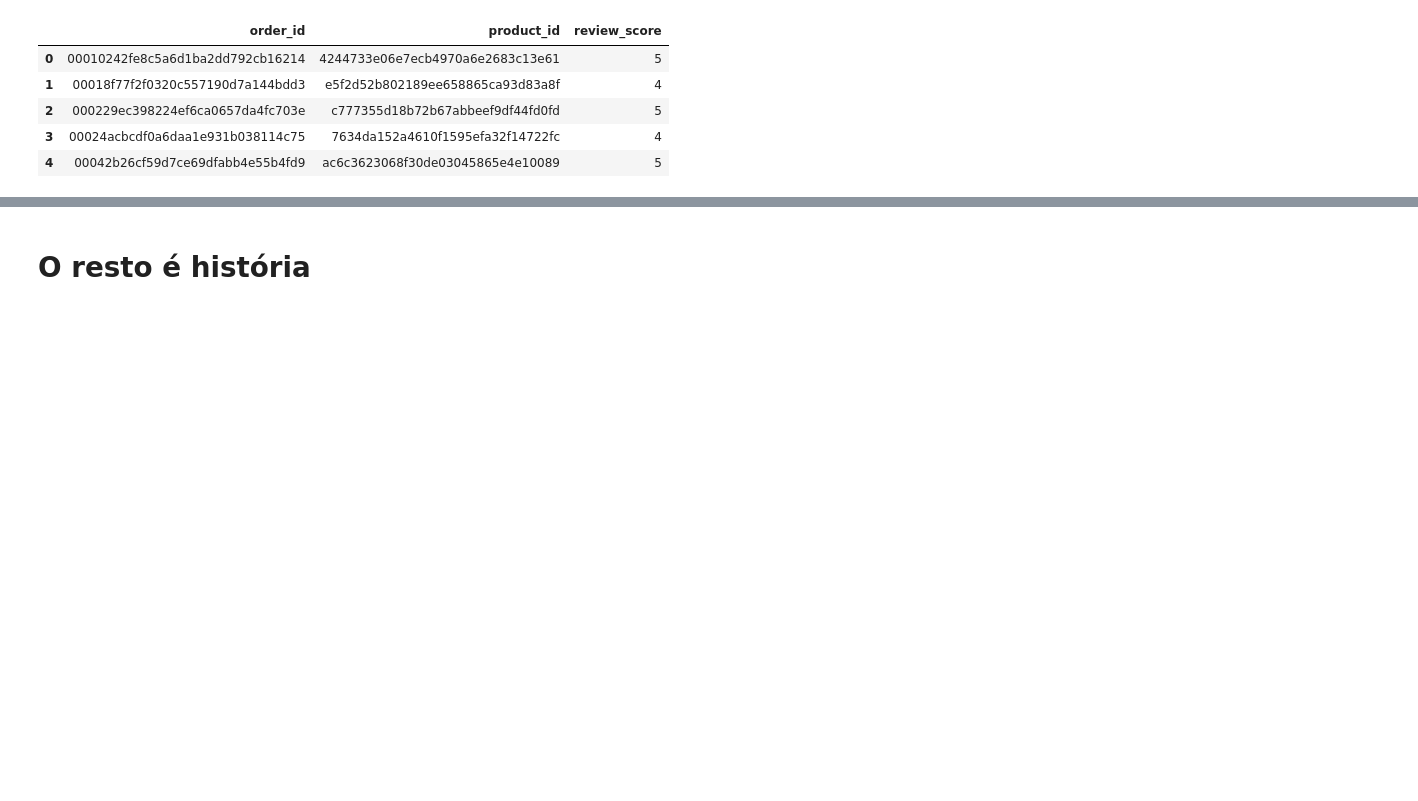
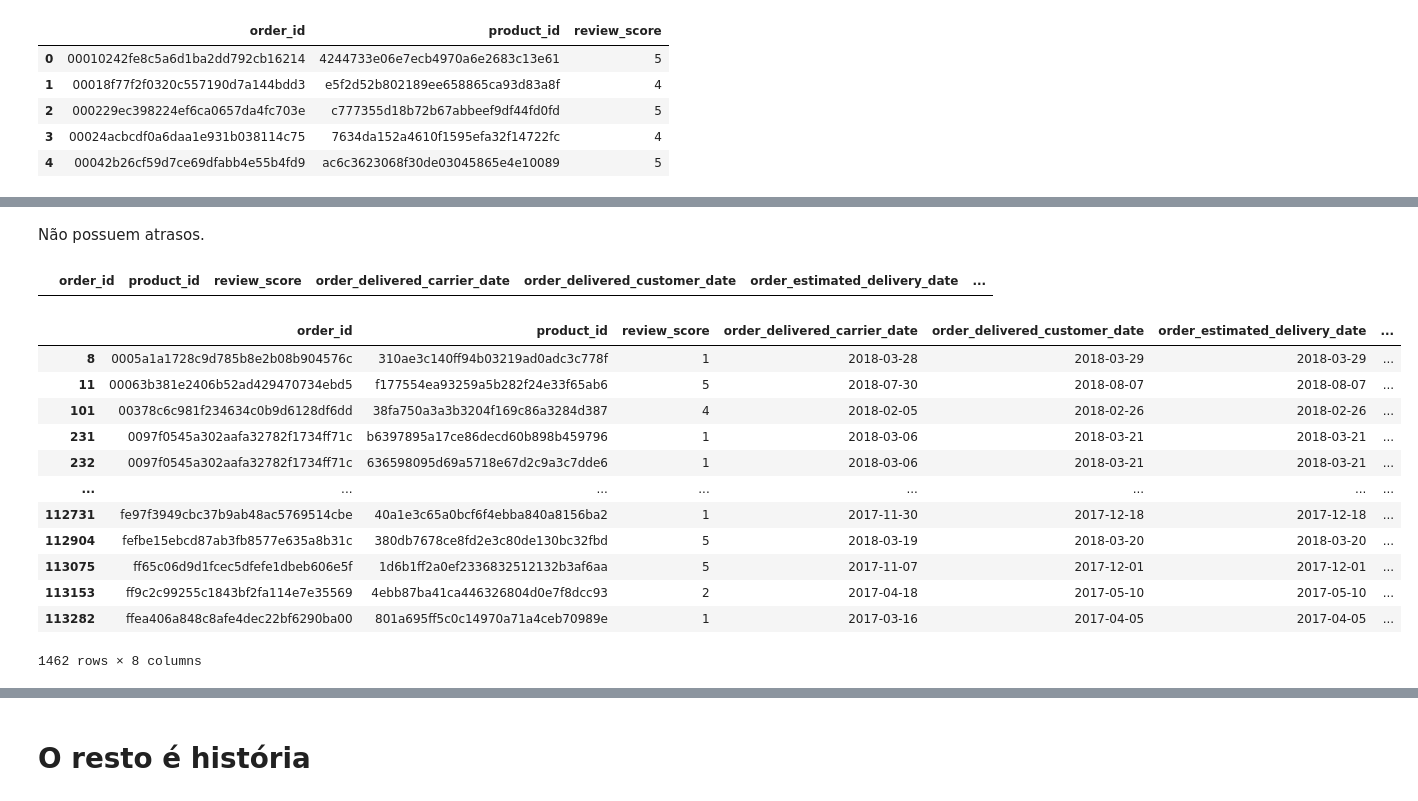
Before and after one commit to Herikc2/Brazilian-E-Commerce-Olist, a Jupyter notebook: docs/main.ipynb, the cells around one changed output, grey strips where cells are left out. Drawn from its saved outputs; the diff is of its cells as text; code cells hidden in the pictures; blank space fills up the shorter version.

```diff
--- a/docs/main.ipynb
+++ b/docs/main.ipynb
@@ -839,0 +897,2 @@ reviewsOrders.head()
+# %%
+reviewOrdersTime = reviewOrdersTime.dropna()
@@ -839,0 +903,6 @@ reviewsOrders.head()
+# %%
+reviewOrdersTime['diff_delivery_and_estimate'] = reviewOrdersTime['order_estimated_delivery_date'] -\
+                                           reviewOrdersTime['order_delivered_customer_date']
+# %%
+reviewOrdersTime['diff_delivery_and_estimate'] = \
+                reviewOrdersTime['diff_delivery_and_estimate'].apply(lambda x: re.sub("[^0-9]", "", str(x)))
@@ -839,0 +932,22 @@ reviewsOrders.head()
+# %% [markdown]
+Não possuem atrasos.
+# %%
+reviewOrdersTime[reviewOrdersTime['diff_delivery_and_estimate'] < 0]
+# %% [output]
+|  | order_id | product_id | review_score | order_delivered_carrier_date | order_delivered_customer_date | order_estimated_delivery_date | ... |
+# %%
+reviewOrdersTime[reviewOrdersTime['diff_delivery_and_estimate'] <= 0]
+# %% [output]
+|  | order_id | product_id | review_score | order_delivered_carrier_date | order_delivered_customer_date | order_estimated_delivery_date | ... |
+| 8 | 0005a1a1728c9d785b8e2b08b904576c | 310ae3c140ff94b03219ad0adc3c778f | 1 | 2018-03-28 | 2018-03-29 | 2018-03-29 | ... |
+| 11 | 00063b381e2406b52ad429470734ebd5 | f177554ea93259a5b282f24e33f65ab6 | 5 | 2018-07-30 | 2018-08-07 | 2018-08-07 | ... |
+| 101 | 00378c6c981f234634c0b9d6128df6dd | 38fa750a3a3b3204f169c86a3284d387 | 4 | 2018-02-05 | 2018-02-26 | 2018-02-26 | ... |
+| 231 | 0097f0545a302aafa32782f1734ff71c | b6397895a17ce86decd60b898b459796 | 1 | 2018-03-06 | 2018-03-21 | 2018-03-21 | ... |
+| 232 | 0097f0545a302aafa32782f1734ff71c | 636598095d69a5718e67d2c9a3c7dde6 | 1 | 2018-03-06 | 2018-03-21 | 2018-03-21 | ... |
+| ... | ... | ... | ... | ... | ... | ... | ... |
+| 112731 | fe97f3949cbc37b9ab48ac5769514cbe | 40a1e3c65a0bcf6f4ebba840a8156ba2 | 1 | 2017-11-30 | 2017-12-18 | 2017-12-18 | ... |
+| 112904 | fefbe15ebcd87ab3fb8577e635a8b31c | 380db7678ce8fd2e3c80de130bc32fbd | 5 | 2018-03-19 | 2018-03-20 | 2018-03-20 | ... |
+| 113075 | ff65c06d9d1fcec5dfefe1dbeb606e5f | 1d6b1ff2a0ef2336832512132b3af6aa | 5 | 2017-11-07 | 2017-12-01 | 2017-12-01 | ... |
+| 113153 | ff9c2c99255c1843bf2fa114e7e35569 | 4ebb87ba41ca446326804d0e7f8dcc93 | 2 | 2017-04-18 | 2017-05-10 | 2017-05-10 | ... |
+| 113282 | ffea406a848c8afe4dec22bf6290ba00 | 801a695ff5c0c14970a71a4ceb70989e | 1 | 2017-03-16 | 2017-04-05 | 2017-04-05 | ... |
+1462 rows × 8 columns
```
Also changed, not shown: parts of 20 cells of this notebook.
